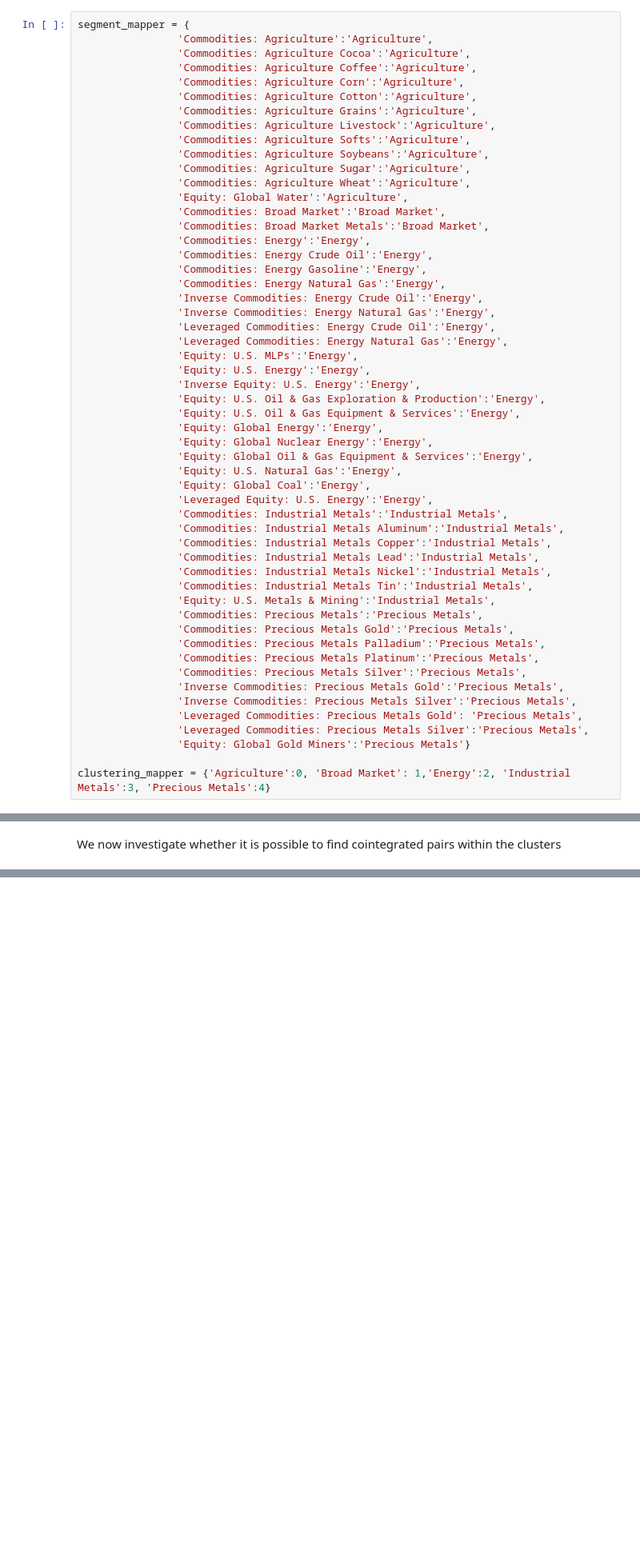
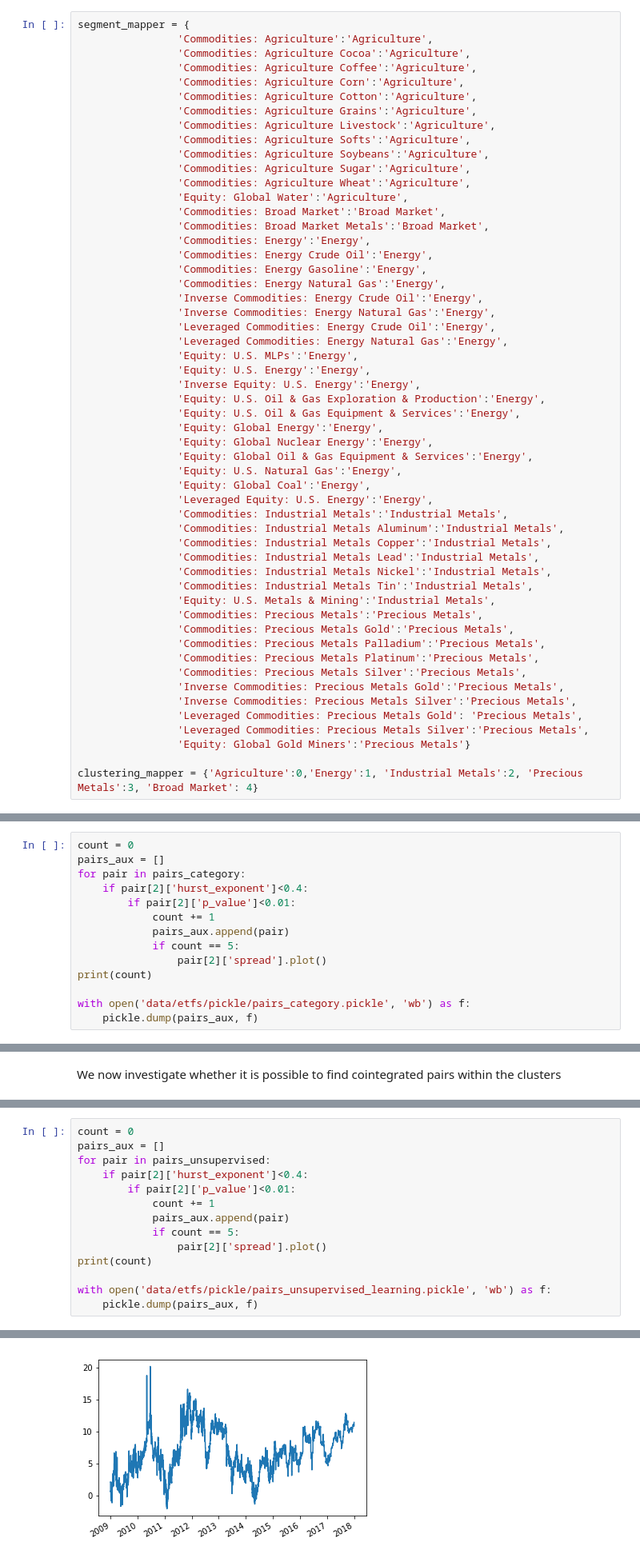
Before and after one commit to simaomsarmento/PairsTrading, a Jupyter notebook: PairsTrading_CommodityETFs-Clustering.ipynb, the cells around one changed output, grey strips where cells are left out. Shown at 80% size. Drawn from its saved outputs; the diff is of its cells as text; blank space fills up the shorter version.

```diff
--- a/PairsTrading_CommodityETFs-Clustering.ipynb
+++ b/PairsTrading_CommodityETFs-Clustering.ipynb
@@ -188,7 +195,7 @@ segment_mapper = {
                 'Leveraged Commodities: Precious Metals Silver':'Precious Metals',
                 'Equity: Global Gold Miners':'Precious Metals'}
 
-clustering_mapper = {'Agriculture':0, 'Broad Market': 1,'Energy':2, 'Industrial Metals':3, 'Precious Metals':4}
+clustering_mapper = {'Agriculture':0,'Energy':1, 'Industrial Metals':2, 'Precious Metals':3, 'Broad Market': 4}
 # %%
 with open(config['dataset']['ticker_segment_dict'], 'rb') as handle:
     ticker_segment_dict = pickle.load(handle)
@@ -220,3 +242,17 @@ The pairs contain 43 unique tickers
+# %%
+count = 0
+pairs_aux = []
+for pair in pairs_category:
+    if pair[2]['hurst_exponent']<0.4:
+        if pair[2]['p_value']<0.01:
+            count += 1
+            pairs_aux.append(pair)
+            if count == 5:
+                pair[2]['spread'].plot()
+print(count)
+
+with open('data/etfs/pickle/pairs_category.pickle', 'wb') as f:
+    pickle.dump(pairs_aux, f)
 # %%
 # examples
 for i in range(6):
@@ -434,0 +479,15 @@ The pairs contain 31 unique tickers
+# %%
+count = 0
+pairs_aux = []
+for pair in pairs_unsupervised:
+    if pair[2]['hurst_exponent']<0.4:
+        if pair[2]['p_value']<0.01:
+            count += 1
+            pairs_aux.append(pair)
+            if count == 5:
+                pair[2]['spread'].plot()
+print(count)
+
+with open('data/etfs/pickle/pairs_unsupervised_learning.pickle', 'wb') as f:
+    pickle.dump(pairs_aux, f)
+# %% [output]
@@ -435,3 +495,4 @@ The pairs contain 31 unique tickers
+[figure, added]
 # %%
 count_different_category = 0
 for pair in pairs_unsupervised:
```
Also changed, not shown: parts of 16 cells of this notebook, 5 other files.
